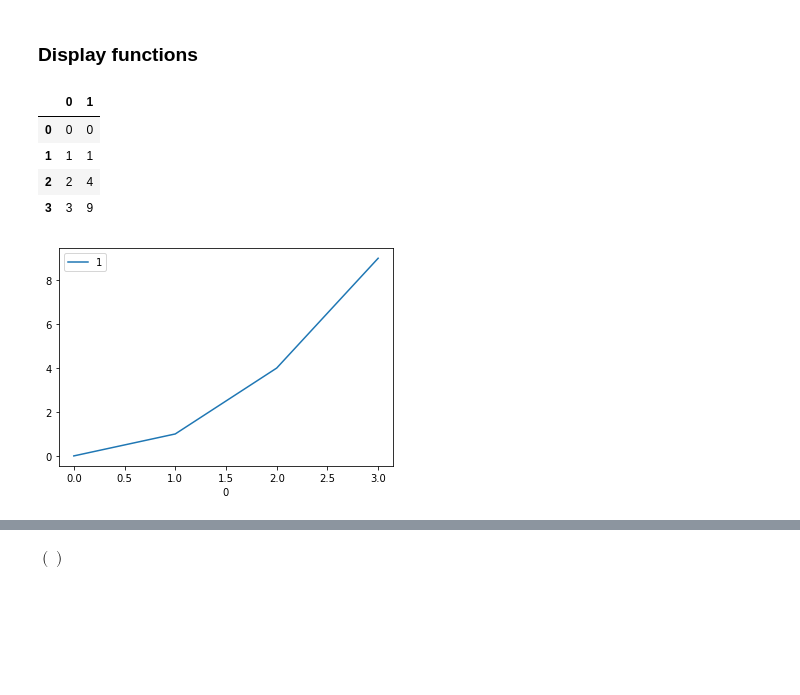
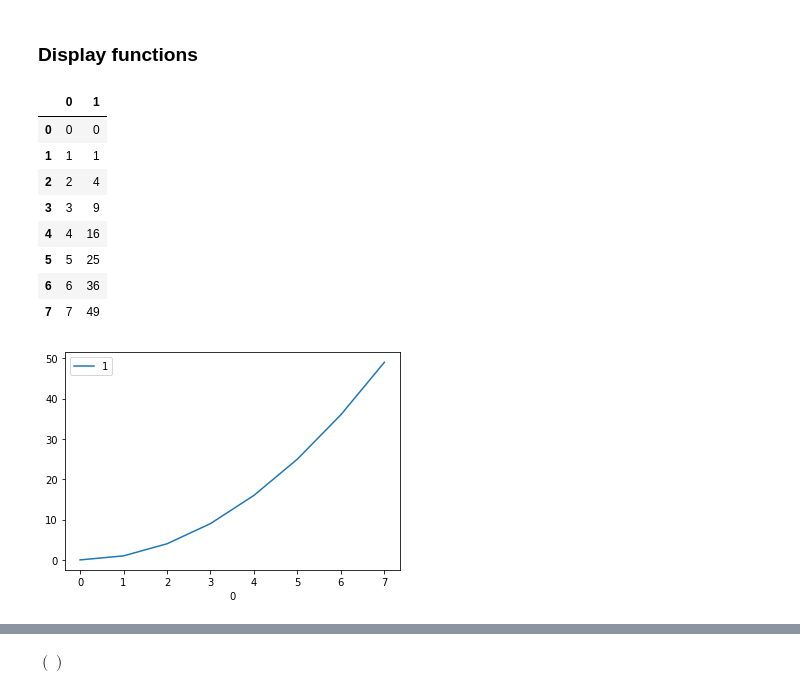
Before and after one commit to hrbolek/learning, a Jupyter notebook: operanalyst/simulation.ipynb, the cells around one changed output, grey strips where cells are left out. Cells and saved outputs as stored; diff of their text form; code cells hidden in the pictures; blank space fills up the shorter version.

```diff
--- a/operanalyst/simulation.ipynb
+++ b/operanalyst/simulation.ipynb
@@ -13,29 +13,33 @@ simulatedObjects = []
 # %%
 import pandas as pd
 
 def displayData(data):
   display(pd.DataFrame(data))
 
 def plotData(data, x = 0, y = 1, ax = None):
   df = pd.DataFrame(data)
   #display(df)
   newax = None
   if ax is None:
     newax = df.plot.line(x = x, y = y)
   else:
     newax = df.plot.line(x = x, y = y, ax = ax)
   return newax
 
 #=================#
 # example of use  #
 #=================#
-data = [(0, 0), (1, 1), (2, 4), (3, 9)]
+data = [(0, 0), (1, 1), (2, 4), (3, 9), (4, 16), (5, 25), (6, 36), (7, 49)]
 plotData(data)
 displayData(data)
 # %% [output]
 |  | 0 | 1 |
 | 0 | 0 | 0 |
 | 1 | 1 | 1 |
 | 2 | 2 | 4 |
 | 3 | 3 | 9 |
+| 4 | 4 | 16 |
+| 5 | 5 | 25 |
+| 6 | 6 | 36 |
+| 7 | 7 | 49 |
-[figure, old version]
+[figure, new version]
```
Also changed, not shown: parts of 6 cells of this notebook.
